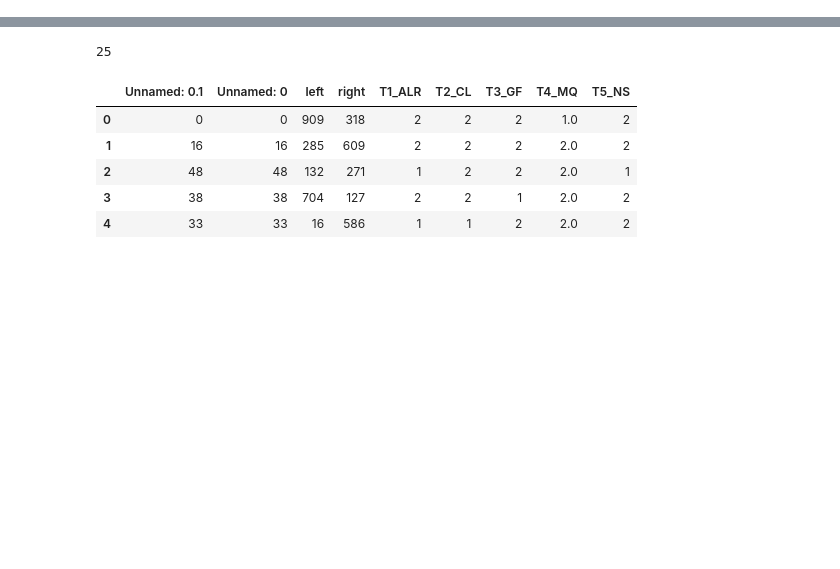
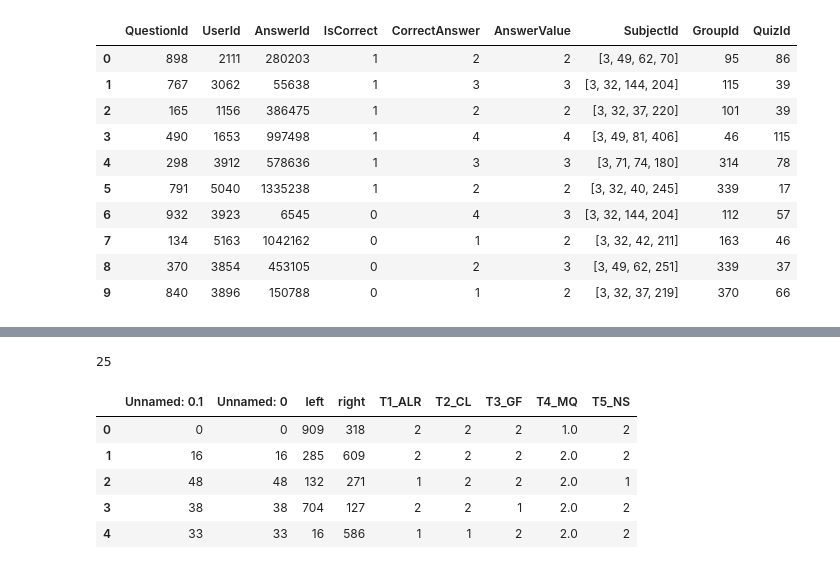
Before and after one commit to jeong-inn/question_quality_assessment, a Jupyter notebook: 20211426.ipynb, the cells around one changed output, grey strips where cells are left out. Saved outputs shown, nothing was run; the diff lists cells and outputs as text; code cells hidden in the pictures; blank space fills up the shorter version.

```diff
--- a/20211426.ipynb
+++ b/20211426.ipynb
@@ -347,0 +35,12 @@ result_data.head()
+# %%
+#question metadata 불러오기
+question_metadata = pd.read_csv('/Users/jeonginn/Desktop/ML/data/metadata/question_metadata_task_3_4.csv')
+print(question_metadata.head())
+# 데이터의 전반적인 통계 정보
+print(question_metadata.describe())
+
+# 데이터의 각 열의 데이터 타입
+print(question_metadata.dtypes)
+
+# 데이터의 열 이름
+print(question_metadata.columns)
@@ -347,0 +67,13 @@ result_data.head()
+# %%
+#answer meatadata 불러오기
+answer_metadata = pd.read_csv('/Users/jeonginn/Desktop/ML/data/metadata/answer_metadata_task_3_4.csv')
+print(answer_metadata.head())
+
+# 데이터의 전반적인 통계 정보
+print(answer_metadata.describe())
+
+# 데이터의 각 열의 데이터 타입
+print(answer_metadata.dtypes)
+
+# 데이터의 열 이름
+print(answer_metadata.columns)
@@ -347,0 +102,3 @@ result_data.head()
+# %%
+# train_data와 question_metadata 병합
+merged_data = train_data.merge(question_metadata, on="QuestionId", how="left")
@@ -347,0 +119,18 @@ result_data.head()
+# %%
+answer_metadata_subset = answer_metadata[['AnswerId', 'GroupId', 'QuizId']]
+
+# merged_data answer_metadata_subset 병합
+merged_data = merged_data.merge(answer_metadata_subset, on="AnswerId", how="left")
+merged_data.head(10)
+# %% [output]
+|  | QuestionId | UserId | AnswerId | IsCorrect | CorrectAnswer | AnswerValue | SubjectId | GroupId | QuizId |
+| 0 | 898 | 2111 | 280203 | 1 | 2 | 2 | [3, 49, 62, 70] | 95 | 86 |
+| 1 | 767 | 3062 | 55638 | 1 | 3 | 3 | [3, 32, 144, 204] | 115 | 39 |
+| 2 | 165 | 1156 | 386475 | 1 | 2 | 2 | [3, 32, 37, 220] | 101 | 39 |
+| 3 | 490 | 1653 | 997498 | 1 | 4 | 4 | [3, 49, 81, 406] | 46 | 115 |
+| 4 | 298 | 3912 | 578636 | 1 | 3 | 3 | [3, 71, 74, 180] | 314 | 78 |
+| 5 | 791 | 5040 | 1335238 | 1 | 2 | 2 | [3, 32, 40, 245] | 339 | 17 |
+| 6 | 932 | 3923 | 6545 | 0 | 4 | 3 | [3, 32, 144, 204] | 112 | 57 |
+| 7 | 134 | 5163 | 1042162 | 0 | 1 | 2 | [3, 32, 42, 211] | 163 | 46 |
+| 8 | 370 | 3854 | 453105 | 0 | 2 | 3 | [3, 49, 62, 251] | 339 | 37 |
+| 9 | 840 | 3896 | 150788 | 0 | 1 | 2 | [3, 32, 37, 219] | 370 | 66 |
```
Also changed, not shown: parts of 38 cells of this notebook.
